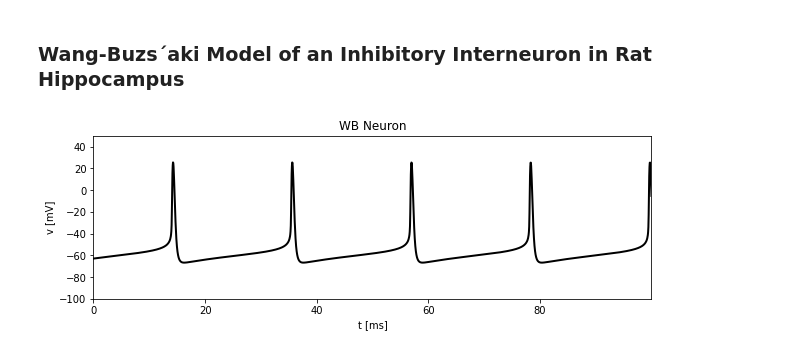
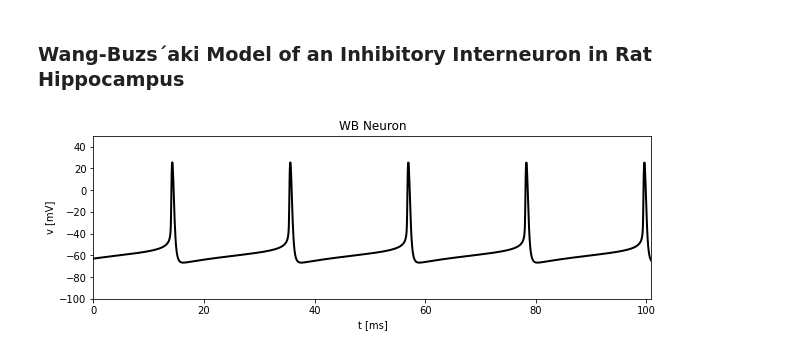
Before and after one commit to ITNG/ModelingNeuralDynamics, a Jupyter notebook: brian/chapter05.ipynb, the cells around one changed output. Cells and saved outputs as stored; diff of their text form; code cells hidden in the pictures.

```diff
--- a/brian/chapter05.ipynb
+++ b/brian/chapter05.ipynb
@@ -103,7 +103,7 @@ def simulate_RTM_neuron(input_current, simulation_time):
     dvm/dt = membrane_Im/C : volt
     """
 
-    neuron = b2.NeuronGroup(1, eqs, method="rk4", dt=0.01*b2.ms)
+    neuron = b2.NeuronGroup(1, eqs, method="rk4", dt=0.05*b2.ms)
 
     # parameter initialization [come from x_inf(v) {x:m,n,h}]
     vm0, m0, n0, h0 = init(-70.0)
@@ -122,6 +122,6 @@ def simulate_RTM_neuron(input_current, simulation_time):
 
     return st_mon
 
-current = input_factory.get_step_current(0, 100, b2.ms, 1.5 * b2.uA)
-state_monitor = simulate_RTM_neuron(current, 100 * b2.ms)
+current = input_factory.get_step_current(0, 101, b2.ms, 1.5 * b2.uA)
+state_monitor = simulate_RTM_neuron(current, 101 * b2.ms)
 plot_data(state_monitor, title="RTM Neuron")
@@ -191,33 +193,33 @@ def simulate_WB_neuron(input_current, simulation_time):
 
     membrane_Im = I_e + gNa*m_inf**3*h*(ENa-vm) + \
         gl*(El-vm) + gK*n**4*(EK-vm) : amp
 
     dn/dt = alphan*(1-n)-betan*n : 1
     dh/dt = alphah*(1-h)-betah*h : 1
 
     dvm/dt = membrane_Im/C : volt
     """
 
     neuron = b2.NeuronGroup(1, eqs, method="rk4", dt=0.05*b2.ms)
 
     # parameter initialization [come from x_inf(v) {x:m,n,h}]
     vm0, n0, h0 = init(-63)
     neuron.vm = vm0*b2.mV
     neuron.h = h0
     neuron.n = n0
 
     # tracking parameters
     st_mon = b2.StateMonitor(neuron, ["vm", "I_e", "n", "h"], record=True)
 
     # running the simulation
     hh_net = b2.Network(neuron)
     hh_net.add(st_mon)
     hh_net.run(simulation_time)
 
     return st_mon
 
-current = input_factory.get_step_current(0, 100, b2.ms, 0.75 * b2.uA)
-state_monitor = simulate_WB_neuron(current, 100 * b2.ms)
+current = input_factory.get_step_current(0, 101, b2.ms, 0.75 * b2.uA)
+state_monitor = simulate_WB_neuron(current, 101 * b2.ms)
 plot_data(state_monitor, title="WB Neuron")
 # %% [output]
-[figure, old version]
+[figure, new version]
```
Also changed, not shown: parts of 1 cell of this notebook.
